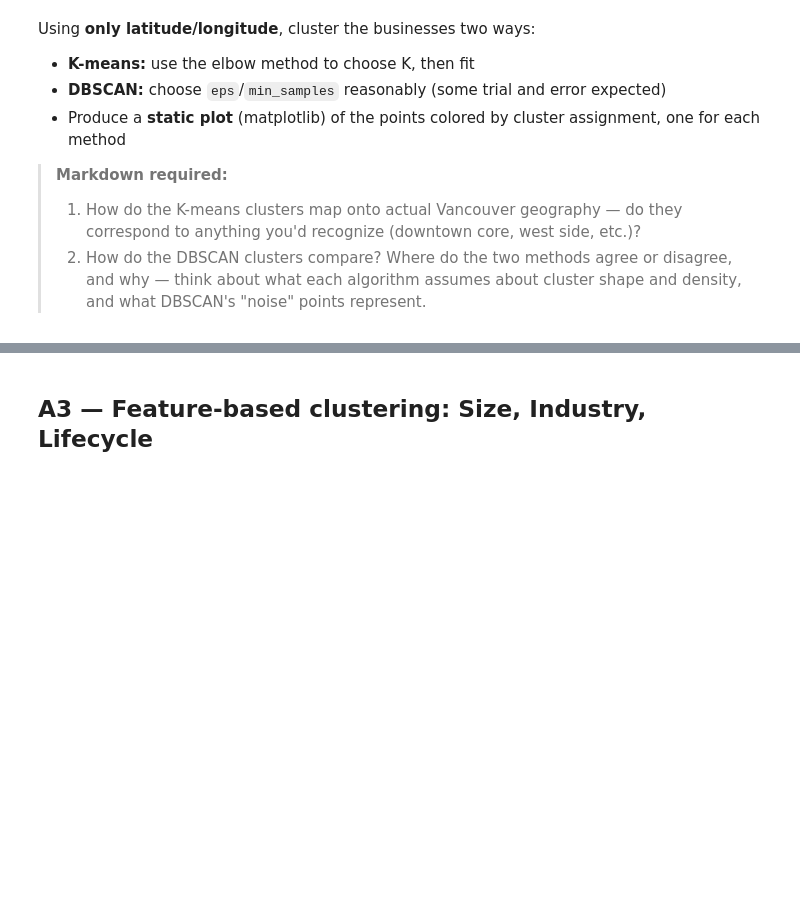
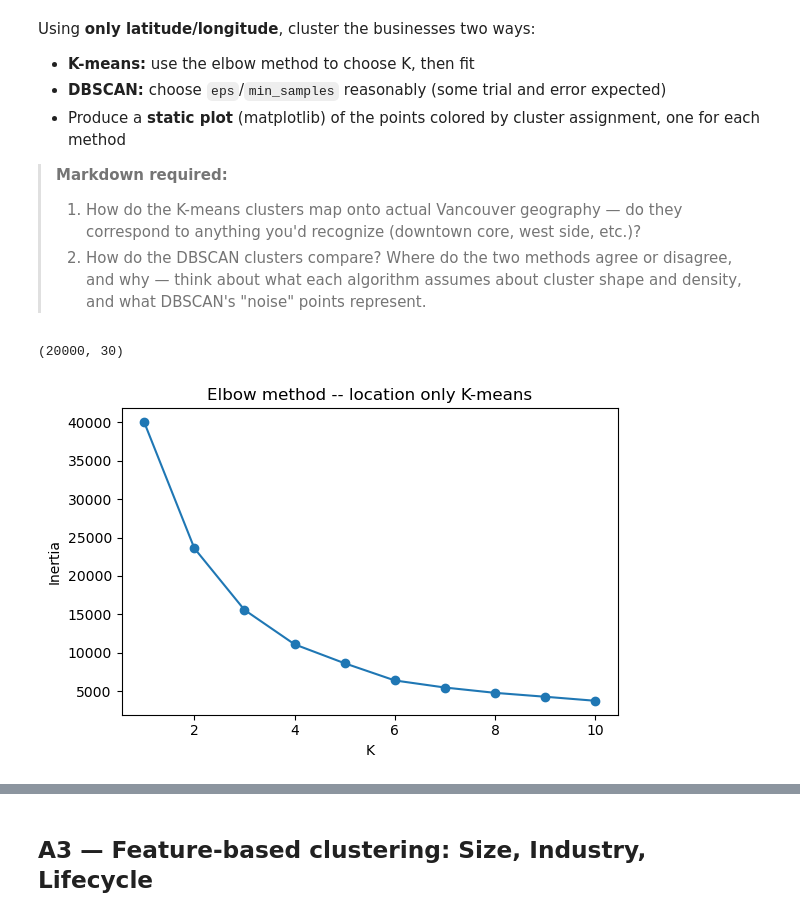
Before and after one commit to ChristianSantos2671/Santos_Christian_A03, a Jupyter notebook: iat461_a3_ChristianSantos_cjs30.ipynb, the cells around one changed output, grey strips where cells are left out. Saved outputs shown, nothing was run; the diff lists cells and outputs as text; code cells hidden in the pictures; blank space fills up the shorter version.

```diff
--- a/iat461_a3_ChristianSantos_cjs30.ipynb
+++ b/iat461_a3_ChristianSantos_cjs30.ipynb
@@ -30,3 +41,7 @@ businesstype has ~94 categories, many sparse — decide how to consolidate (e.g.
 > - You don't need to hand-fix every messy field (inconsistent `province` values, duplicate `licencenumber` from revisions, etc.) — a reasonable, clearly justified pass on the columns your features actually use is enough.
 
 > **Markdown required:** Document each cleaning decision and why you made it.
+# %%
+gdf_raw = load_raw()
+print(gdf_raw.shape)
+gdf_raw.dtypes
@@ -32,0 +146,7 @@ businesstype has ~94 categories, many sparse — decide how to consolidate (e.g.
+# %%
+# Run the full cleaning process from data_prep.py to filter for issued status,
+# fill in missing fee data, group business types, and fix date formats.
+df = clean_businesses(gdf_raw, top_n=TOP_N_BUSINESS_TYPES)
+print(df.shape)
+print("has_geo:", df["has_geo"].mean())
+df[["businesstype", "businesstype_grouped", "numberofemployees", "feepaid", "lat", "lon", "has_geo"]].head()
@@ -42,3 +171,33 @@ Using **only latitude/longitude**, cluster the businesses two ways:
 > **Markdown required:**
 > 1. How do the K-means clusters map onto actual Vancouver geography — do they correspond to anything you'd recognize (downtown core, west side, etc.)?
 > 2. How do the DBSCAN clusters compare? Where do the two methods agree or disagree, and why — think about what each algorithm assumes about cluster shape and density, and what DBSCAN's "noise" points represent.
+# %%
+# In Vancouver, degrees of longitude are narrower than degrees of latitude.
+# I will scale both coordinates to prevent the K-means from thinking that north south
+# distances are more important than east west distances.
+
+#BEGIN
+geo_df = geo_subset(df, n_sample=20000, random_state=RANDOM_STATE)
+print(geo_df.shape)
+geo_df[["lat", "lon", "businesstype_grouped", "localarea"]].head()
+
+coord_scaler = StandardScaler()
+coords_scaled = coord_scaler.fit_transform(geo_df[["lat", "lon"]])
+
+inertias = []
+k_range = range(1, 11)
+for k in k_range:
+    km = KMeans(n_clusters=k, random_state=RANDOM_STATE, n_init=10).fit(coords_scaled)
+    inertias.append(km.inertia_)
+
+plt.figure(figsize=(6, 4))
+plt.plot(list(k_range), inertias, marker="o")
+plt.xlabel("K")
+plt.ylabel("Inertia")
+plt.title("Elbow method -- location only K-means")
+plt.tight_layout()
+plt.show()
+#END
+# %% [output]
+(20000, 30)
+[figure, added]
```
Also changed, not shown: parts of 20 cells of this notebook, 2 other files.
